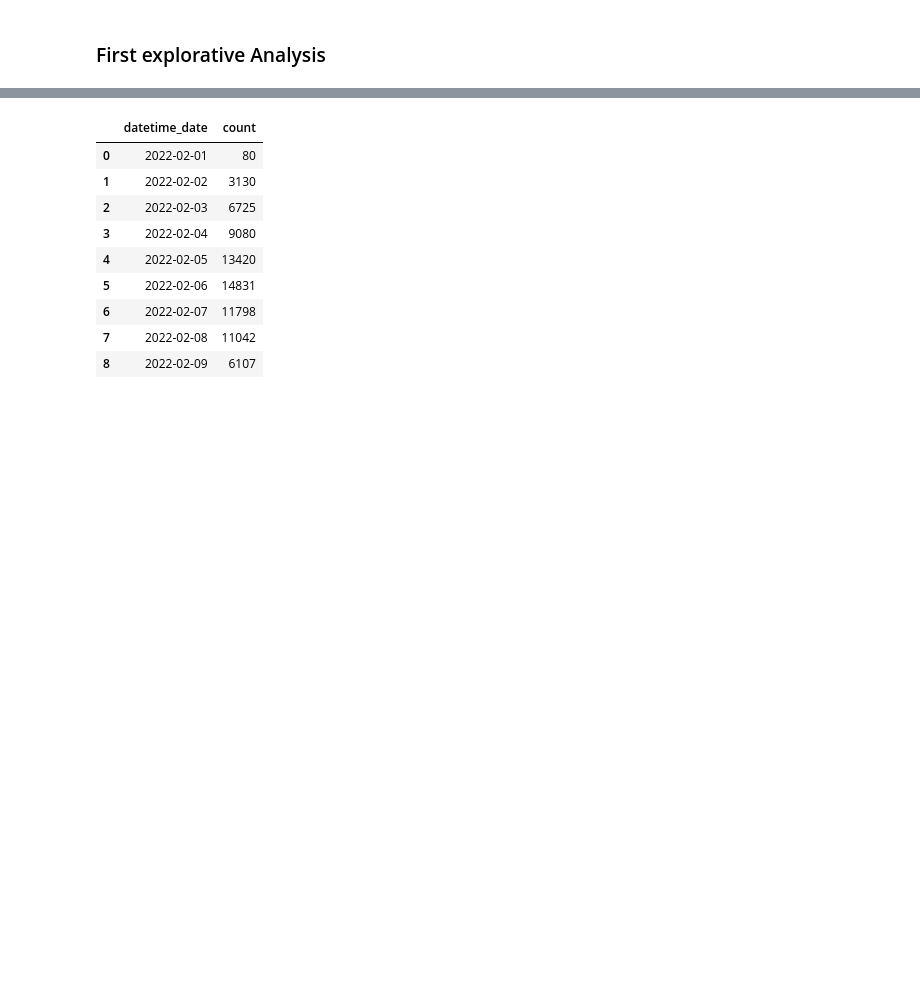
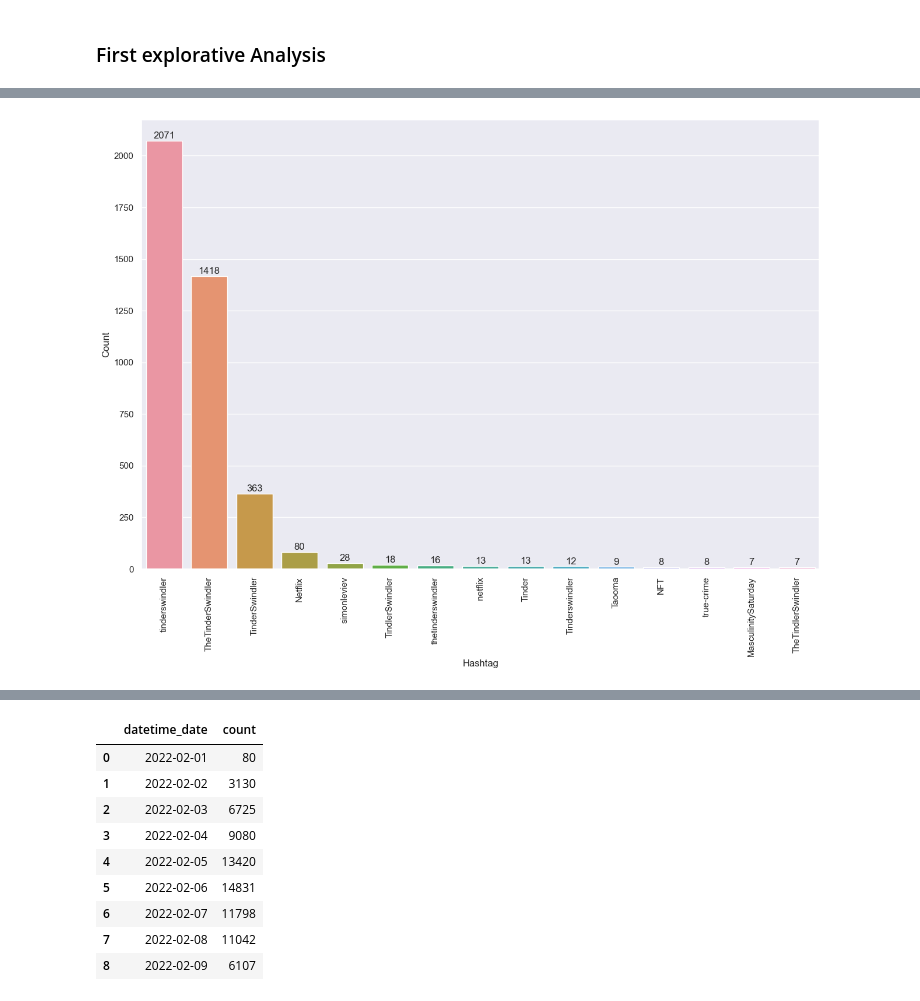
Before and after one commit to alexkneis/notebooks, a Jupyter notebook: text-analytics/tinder_swindler_tweets_analysis/tinder_swindler.ipynb, the cells around one changed output, grey strips where cells are left out. Drawn from its saved outputs; the diff is of its cells as text; code cells hidden in the pictures; blank space fills up the shorter version.

```diff
--- a/text-analytics/tinder_swindler_tweets_analysis/tinder_swindler.ipynb
+++ b/text-analytics/tinder_swindler_tweets_analysis/tinder_swindler.ipynb
@@ -89,3 +138,3 @@ stop_words.extend([])
 # %%
 # create docs list with nlp
-docs = list(nlp.pipe(df_sample.text, n_process=6))
+docs = [d for d in nlp.pipe(df_sample.text, n_process=6)]
@@ -119,10 +191,9 @@ def getHashtags(doc):
 # create list of hastags
 hashtags = [item for sublist in list(getHashtags(doc) for doc in docs) for item in sublist]
 # %%
-from collections import Counter
 counter = Counter()
 
 for tag in hashtags:
     counter[tag] += 1
 
-pprint(counter.most_common(50))
+top_15_hashtags = counter.most_common(15)
@@ -166,0 +200,2 @@ meltdown NOUN NN dobj
+# %%
+df_hashtags = pd.DataFrame.from_records(top_15_hashtags, columns =['hashtag', 'count'])
@@ -172,3 +312,20 @@ import seaborn as sns
+# %%
+plt.figure(figsize=(15,10))
+sns.set(style="darkgrid")
+ax = sns.barplot(x="hashtag",y="count", data=df_hashtags)
+
+
+for p in ax.patches:
+    count = f'{p.get_height():.0f}\n'
+    x = p.get_x() + p.get_width() / 2
+    y = p.get_height()
+    ax.annotate(count, (x, y), ha='center', va='center')
+
+ax.set_xlabel("Hashtag")
+ax.set_ylabel("Count")
+ax.tick_params(axis='x', rotation=90)
+# %% [output]
+[figure, added]
 # %%
 plt.figure(figsize=(15,10))
 sns.set(style="darkgrid")
```
Also changed, not shown: parts of 39 cells of this notebook, 2 other files.
